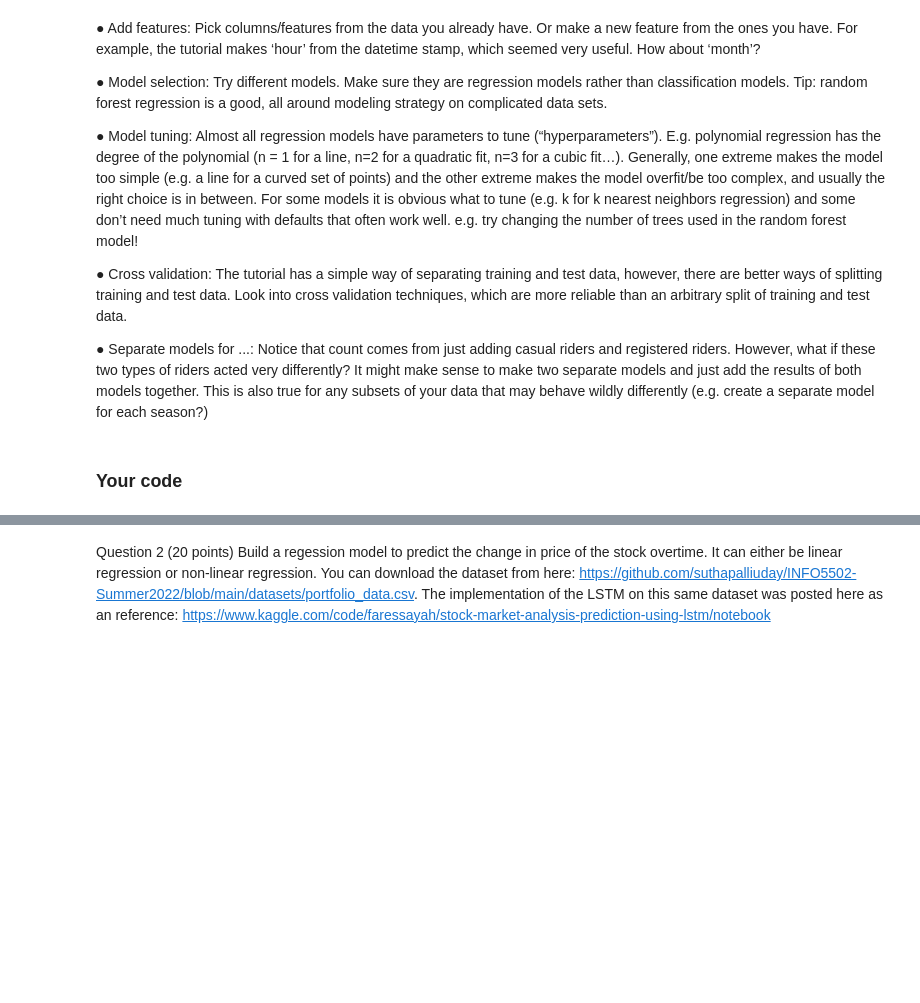
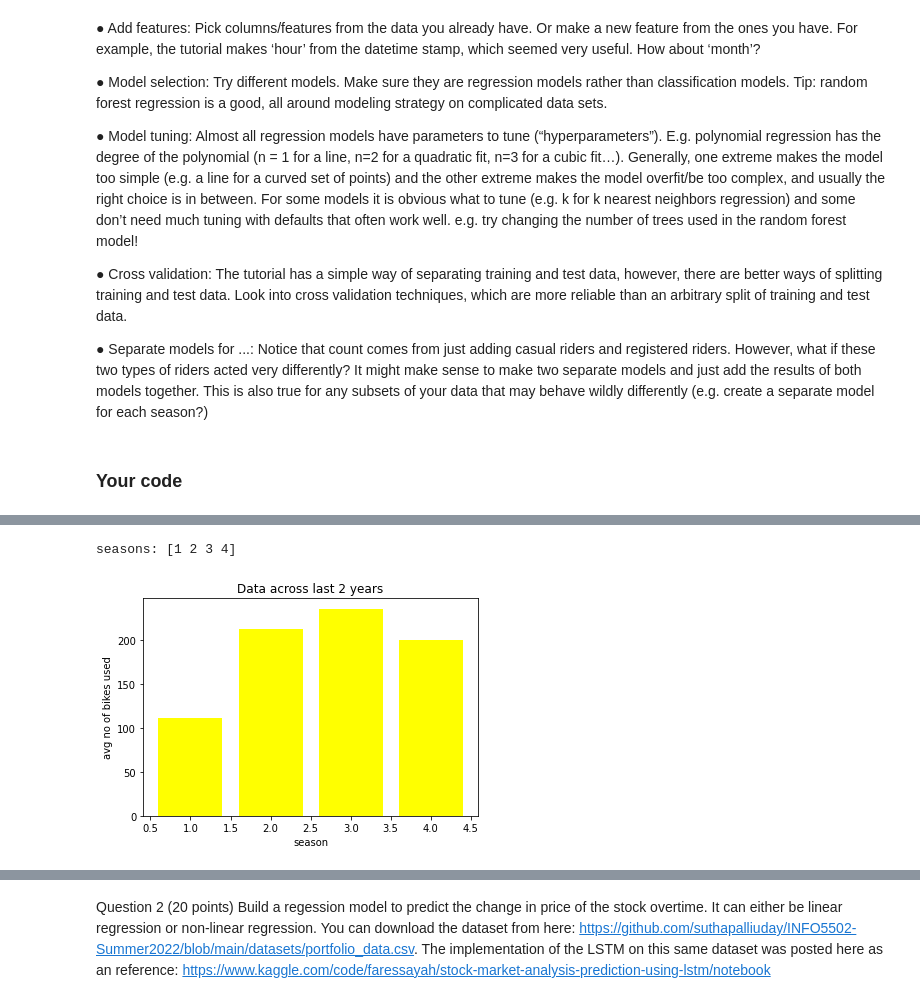
Before and after one commit to meghanagpudi/INFO-5502-Meghana, a Jupyter notebook: lab_assignment_06.ipynb, the cells around one changed output, grey strips where cells are left out. Saved outputs shown, nothing was run; the diff lists cells and outputs as text; code cells hidden in the pictures; blank space fills up the shorter version.

```diff
--- a/lab_assignment_06.ipynb
+++ b/lab_assignment_06.ipynb
@@ -163,0 +132,18 @@ test_data
+# %%
+def season_level_usage():
+    seasons = np.unique(dataframe['season'])
+    print("seasons:",seasons)
+    avg_usage_per_season = {}
+    for season in seasons:
+        df2 = dataframe.loc[dataframe['season'] == season]
+        avg_usage_per_season[season] = df2['count'].mean()
+    bike_usage_per_season = list(avg_usage_per_season.values())
+    plot.xlabel("season")
+    plot.ylabel("avg no of bikes used")
+    plot.title("Data across last 2 years")
+    plot.bar(seasons, bike_usage_per_season, color="yellow")
+
+season_level_usage()
+# %% [output]
+seasons: [1 2 3 4]
+[figure, added]
```
Also changed, not shown: parts of 21 cells of this notebook.
